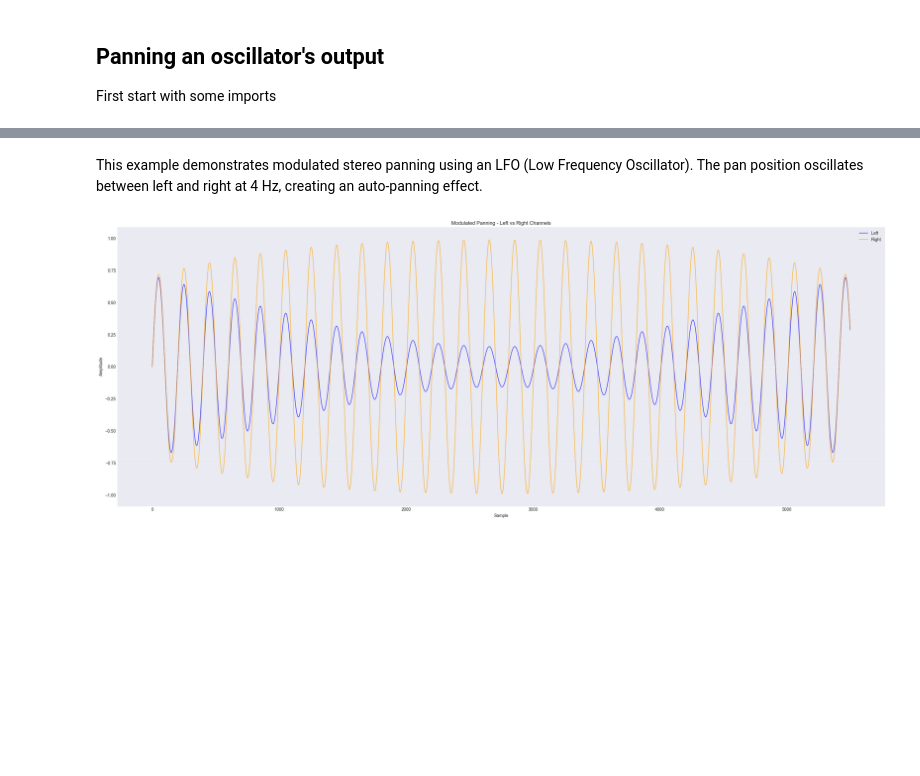
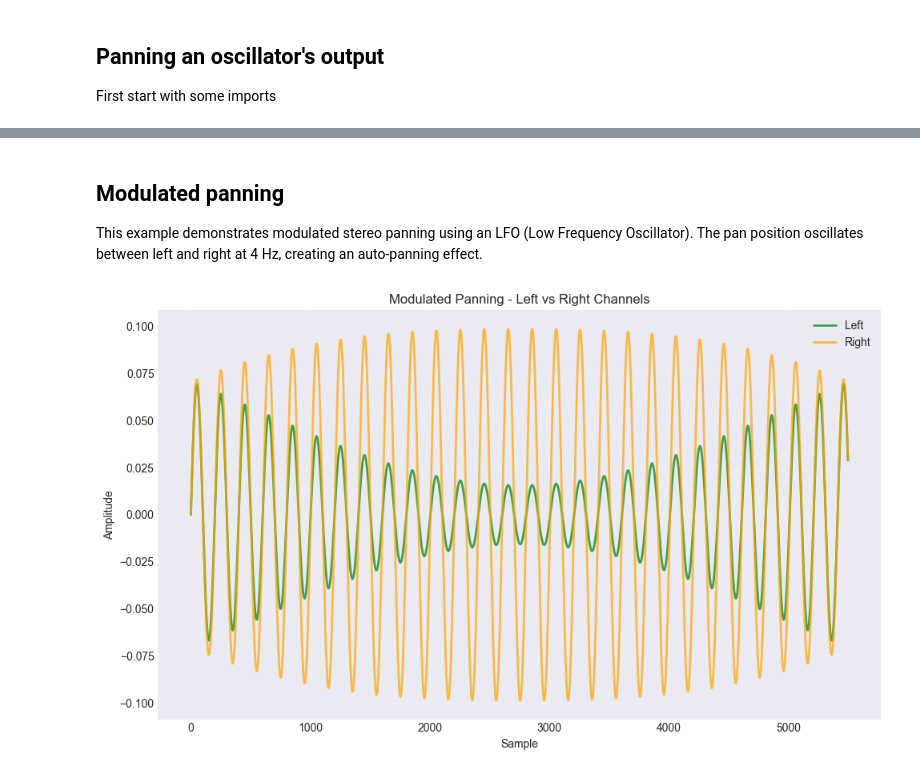
Before and after one commit to rasigle/sonicrack, a Jupyter notebook: examples/oscillators/oscillators_v7_panning.ipynb, the cells around one changed output, grey strips where cells are left out. Saved outputs shown, nothing was run; the diff lists cells and outputs as text; code cells hidden in the pictures; blank space fills up the shorter version.

```diff
--- a/examples/oscillators/oscillators_v7_panning.ipynb
+++ b/examples/oscillators/oscillators_v7_panning.ipynb
@@ -17,28 +47,32 @@ plt.rcParams["font.size"] = 10
 # %% [markdown]
+## Modulated panning
+
 This example demonstrates modulated stereo panning using an LFO (Low Frequency Oscillator).
 The pan position oscillates between left and right at 4 Hz, creating an auto-panning effect.
 # %%
 # Create a 220Hz sine wave with auto-panning at 4Hz
+# NOTE: The LFO needs amplitude=1.0 and gain_db=None so wave_range is not scaled
 gen = Chain(
-    SineOscillator(220), ModulatedPanner(SineOscillator(4, wave_range=(-0.8, 0.8)))
+    SineOscillator(220),
+    ModulatedPanner(SineOscillator(4, wave_range=(-0.8, 0.8), amplitude=1.0))
 )
 
-plt.figure(figsize=(26, 10))
+plt.figure(figsize=(10, 6))
 wav = gen.get_samples(5500)
 l, r = np.array(wav).T
 
-plt.plot(l, label="Left", color="blue", alpha=0.7)
-plt.plot(r, label="Right", color="orange", alpha=0.7)
+plt.plot(l, label="Left", color="green", alpha=0.7, linewidth=2)
+plt.plot(r, label="Right", color="orange", alpha=0.7, linewidth=2)
 plt.xlabel("Sample")
 plt.ylabel("Amplitude")
 plt.title("Modulated Panning - Left vs Right Channels")
 plt.legend(loc="upper right")
 plt.grid(True, alpha=0.3)
 
 plt.tight_layout()
 plt.show()
 # %% [output]
-[figure, old version]
+[figure, new version]
 # %%
 save_wave(l, r, filename="oscillators_v7_panning.wav", sample_rate=DEFAULT_SAMPLE_RATE)
 display(Audio("oscillators_v7_panning.wav"))
```
Also changed, not shown: parts of 3 cells of this notebook, 17 other files.
